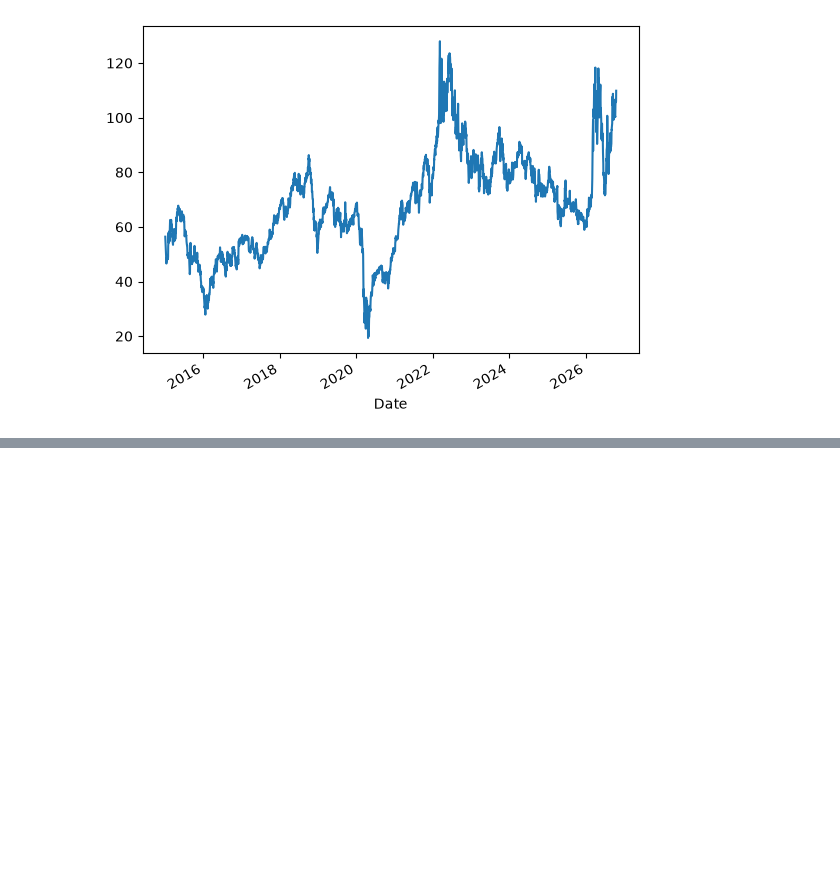
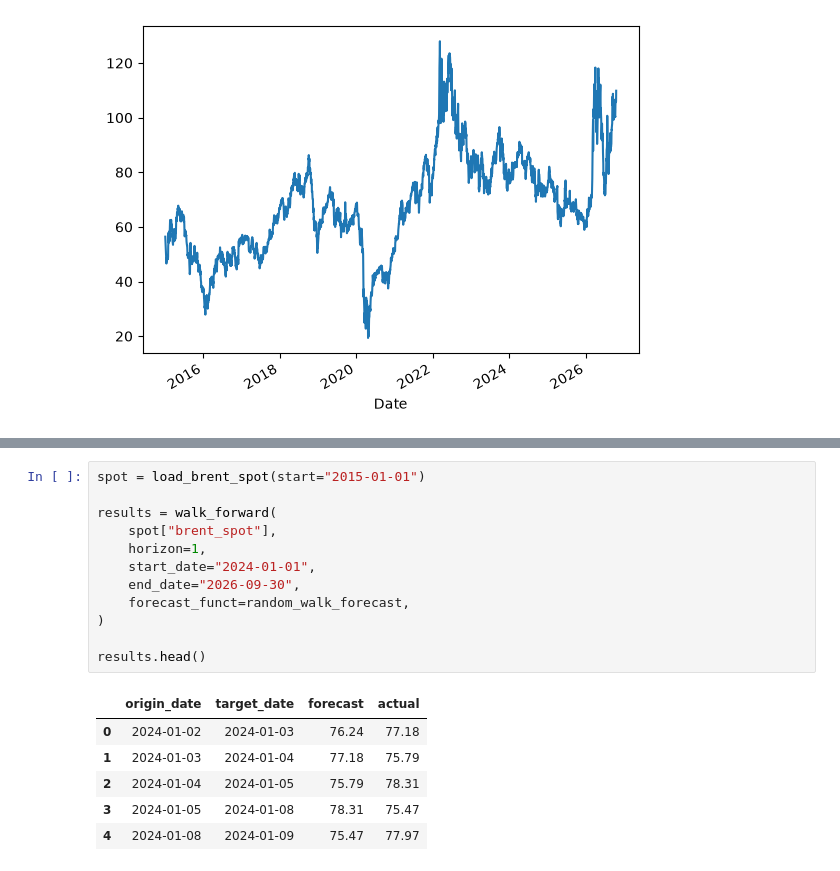
Before and after one commit to airrehn/Sample-Taxed, a Jupyter notebook: notebooks/01_explore_data.ipynb, the cells around one changed output, grey strips where cells are left out. Drawn from its saved outputs; the diff is of its cells as text; blank space fills up the shorter version.

Commit message:
Add random walk benchmark and walk-forward backtest loop

```diff
--- a/notebooks/01_explore_data.ipynb
+++ b/notebooks/01_explore_data.ipynb
@@ -20,0 +30,19 @@ futures["brent_futures"].plot()
+# %%
+spot = load_brent_spot(start="2015-01-01")
+
+results = walk_forward(
+    spot["brent_spot"],
+    horizon=1,
+    start_date="2024-01-01",
+    end_date="2026-09-30",
+    forecast_funct=random_walk_forecast,
+)
+
+results.head()
+# %% [output]
+|  | origin_date | target_date | forecast | actual |
+| 0 | 2024-01-02 | 2024-01-03 | 76.24 | 77.18 |
+| 1 | 2024-01-03 | 2024-01-04 | 77.18 | 75.79 |
+| 2 | 2024-01-04 | 2024-01-05 | 75.79 | 78.31 |
+| 3 | 2024-01-05 | 2024-01-08 | 78.31 | 75.47 |
+| 4 | 2024-01-08 | 2024-01-09 | 75.47 | 77.97 |
```
Also changed, not shown: parts of 4 cells of this notebook, 3 other files.
